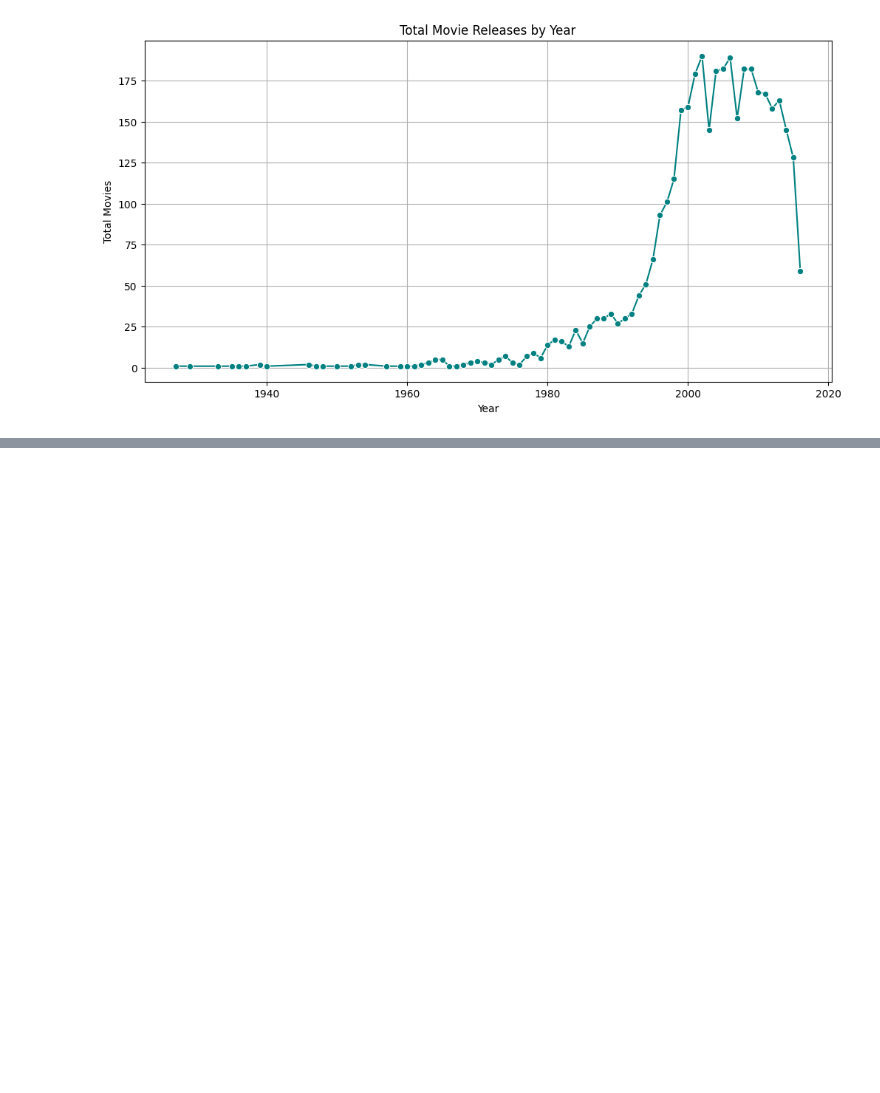
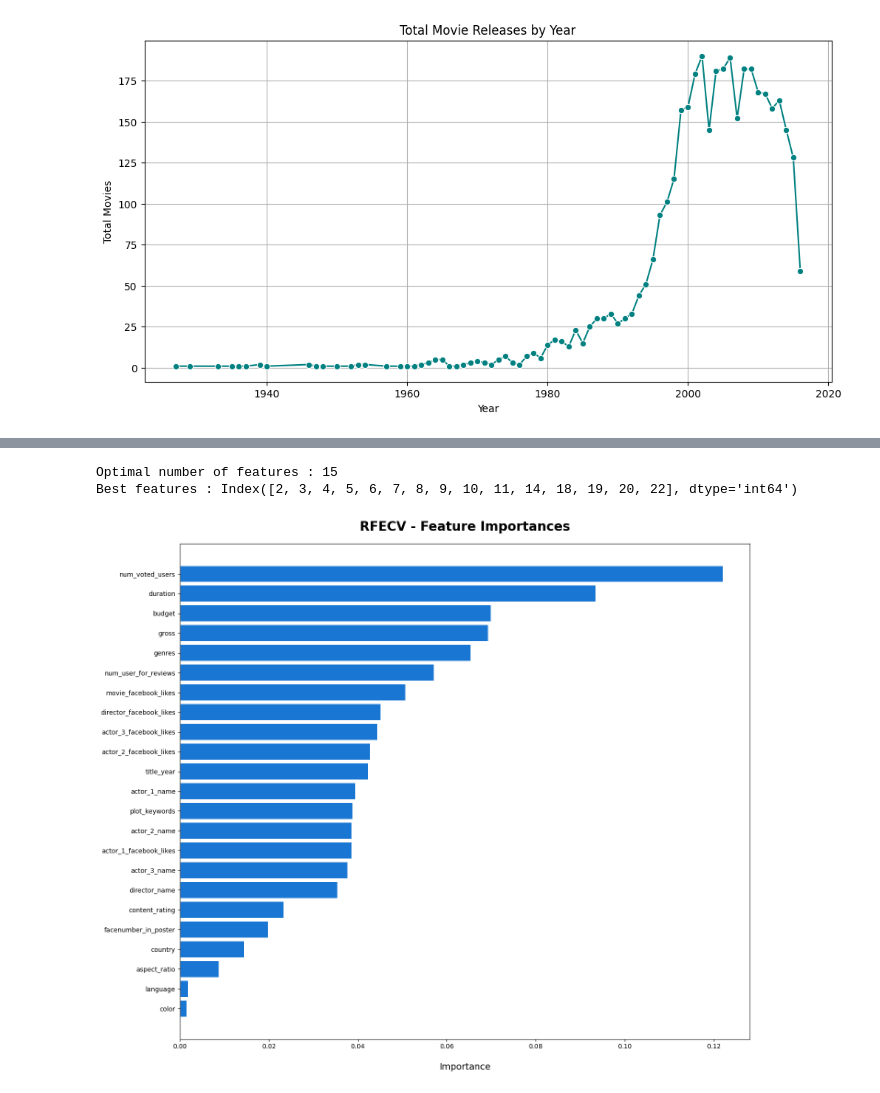
Before and after one commit to raviavaiya/Predicting-Movie-Success, a Jupyter notebook: Training/Movie Recommedation System.ipynb, the cells around one changed output, grey strips where cells are left out. Drawn from its saved outputs; the diff is of its cells as text; code cells hidden in the pictures; blank space fills up the shorter version.

```diff
--- a/Training/Movie Recommedation System.ipynb
+++ b/Training/Movie Recommedation System.ipynb
@@ -201,0 +256,3 @@ fig.show()
+# %%
+#Removing the column "imdb_score" since we have "imdb_success"
+data.drop(columns=['imdb_score'],inplace=True)
@@ -201,0 +312,26 @@ fig.show()
+# %%
+#Performing Recursive Feauture Elimation with Cross Validation
+#Using Random forest for RFE-CV and logloss as scoring
+from sklearn.feature_selection import RFECV
+from sklearn.ensemble import RandomForestClassifier
+from sklearn.metrics import log_loss
+clf_rf=RandomForestClassifier(random_state=0)
+rfecv=RFECV(estimator=clf_rf, step=1,cv=5,scoring='neg_log_loss')
+rfecv=rfecv.fit(X_train,y_train)
+# %%
+#Optimal number of features
+X_train = pd.DataFrame(X_train)
+X_test = pd.DataFrame(X_test)
+print('Optimal number of features :', rfecv.n_features_)
+print('Best features :', X_train.columns[rfecv.support_])
+# %% [output]
+Optimal number of features : 15
+Best features : Index([2, 3, 4, 5, 6, 7, 8, 9, 10, 11, 14, 18, 19, 20, 22], dtype='int64')
+# %%
+#Feauture Ranking
+clf_rf = clf_rf.fit(X_train,y_train)
+importances = clf_rf.feature_importances_
+
+std = np.std([tree.feature_importances_ for tree in clf_rf.estimators_],
+             axis=0)
+indices = np.argsort(importances)[::-1]
@@ -201,0 +342,19 @@ fig.show()
+# %%
+#Creating anew dataframe with column names and feature importance
+dset = pd.DataFrame()
+data1 = data
+data1.drop(columns=['imdb_success'],inplace=True)
+dset['attr'] = data1.columns
+
+dset['importance'] = clf_rf.feature_importances_
+#Sorting with importance column
+dset = dset.sort_values(by='importance', ascending=True)
+
+#Barplot indicating Feature Importance
+plt.figure(figsize=(16, 14))
+plt.barh(y=dset['attr'], width=dset['importance'], color='#1976D2')
+plt.title('RFECV - Feature Importances', fontsize=20, fontweight='bold', pad=20)
+plt.xlabel('Importance', fontsize=14, labelpad=20)
+plt.show()
+# %% [output]
+[figure, added]
```
Also changed, not shown: parts of 24 cells of this notebook, 1 other file.
